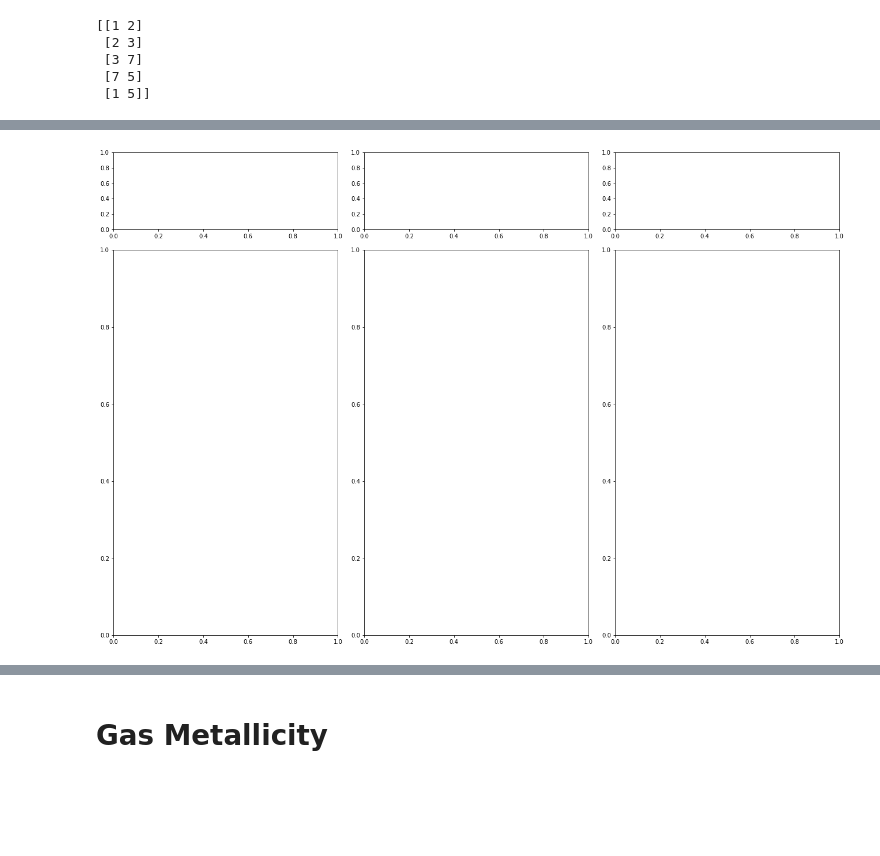
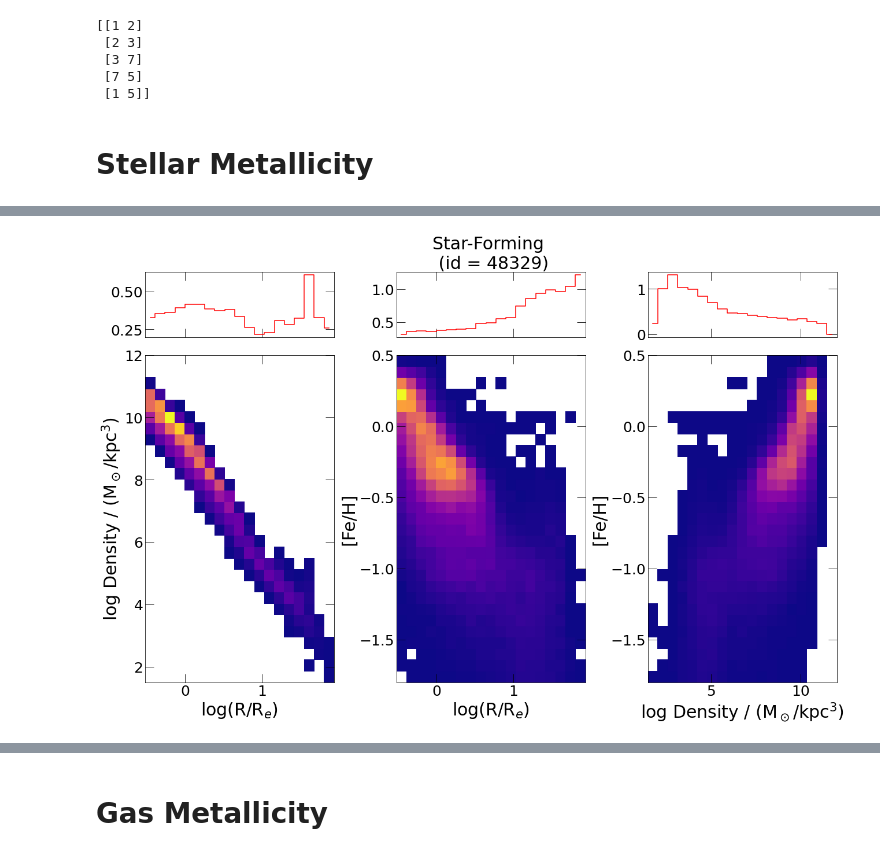
Before and after one commit to jk3sxp/Pathak_2021, a Jupyter notebook: z=2_Density.ipynb, the cells around one changed output, grey strips where cells are left out. Drawn from its saved outputs; the diff is of its cells as text; code cells hidden in the pictures; blank space fills up the shorter version.

```diff
--- a/z=2_Density.ipynb
+++ b/z=2_Density.ipynb
@@ -64,6 +64,8 @@ print(b)
  [3 7]
  [7 5]
  [1 5]]
+# %% [markdown]
+# Stellar Metallicity
 # %%
 from matplotlib import colors
 from scipy import stats
@@ -92,6 +94,8 @@ ybins = np.linspace(1.5, 12, 30)
 metalbins = np.linspace(-1.8, 0.5, 30)
 densitybins2 = np.linspace(1.5, 12, 20)
 
+np.random.seed(0)
+
 #z=2 star-forming galaxies
 big_h = np.zeros((len(xbins)-1, len(ybins)-1))
 big_h2 = np.zeros((len(xbins)-1, len(metalbins)-1))
@@ -99,7 +103,7 @@ big_h3 = np.zeros((len(densitybins2)-1, len(metalbins)-1))
 big_density = np.zeros(0)
 big_R = np.zeros(0)
 big_FeH = np.zeros(0)
-for id in np.random.choice(ids[starforming_selection], 10, replace=False):
+for id in np.random.choice(ids[starforming_selection], 1, replace=False):
     logFeH, density, R = histmetals_density_profile(id=id, redshift=redshift, n_bins=n_bins, num='iron', den='hydrogen')
     R_e = halfmass_rad_stars(id, redshift)
     big_density = np.concatenate((big_density, np.log10(density)), axis=None)
@@ -111,7 +115,7 @@ for id in np.random.choice(ids[starforming_selection], 10, replace=False):
     big_h3 += h3
     big_h2 += h2
     big_h += h
-#     number = id
+    number = id
 
 # quantify scatter
 xbins_new = (xbins[1:]+xbins[:-1])/2
@@ -171,7 +175,7 @@ ax3.set_ylim(-1.8, 0.5)
 # ax3.set_xscale('log')
 # ax3.tick_params(direction='in', which='both', labelsize=ftss, bottom=True, top=True, left=True, right=True)
 
-sc2.set_title('Star-Forming \n (10/'+str(len(ids[starforming_selection]))+' galaxies)', fontsize=fts)
+sc2.set_title('Star-Forming \n (id = '+str(number)+')', fontsize=fts)
 
 for ax in axes[0]:
     ax.set_xticklabels([])
@@ -183,4 +185,4 @@ OSError: Can't read data (file read failed: time = Tue Nov 16 04:49:20 2021
-[figure, old version]
+[figure, new version]
 # %%
 from matplotlib import colors
 from scipy import stats
```
Also changed, not shown: parts of 16 cells of this notebook, 20 other files.
